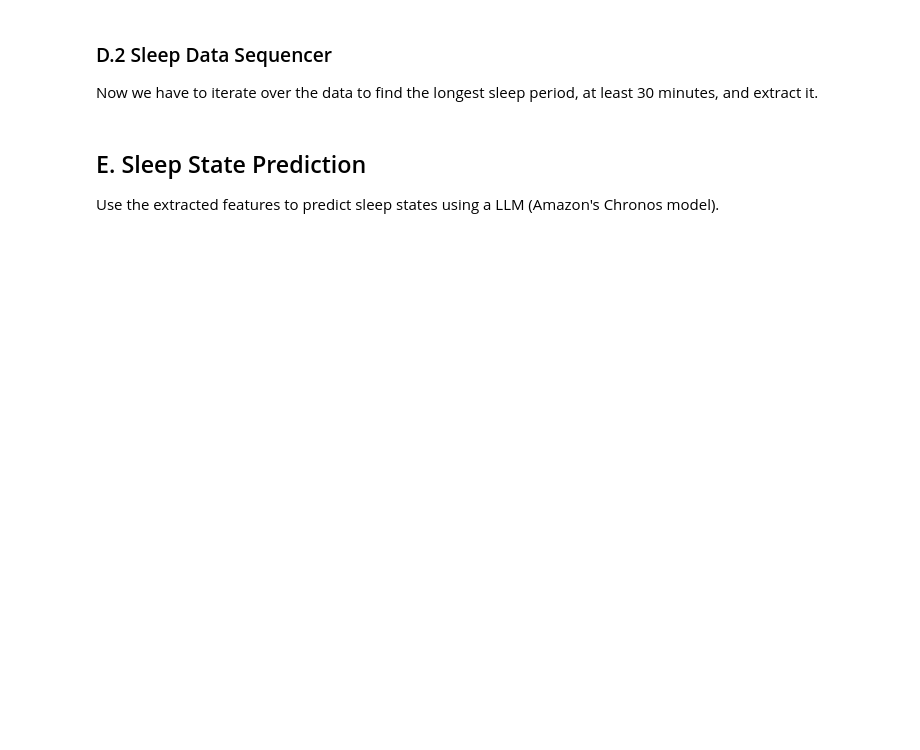
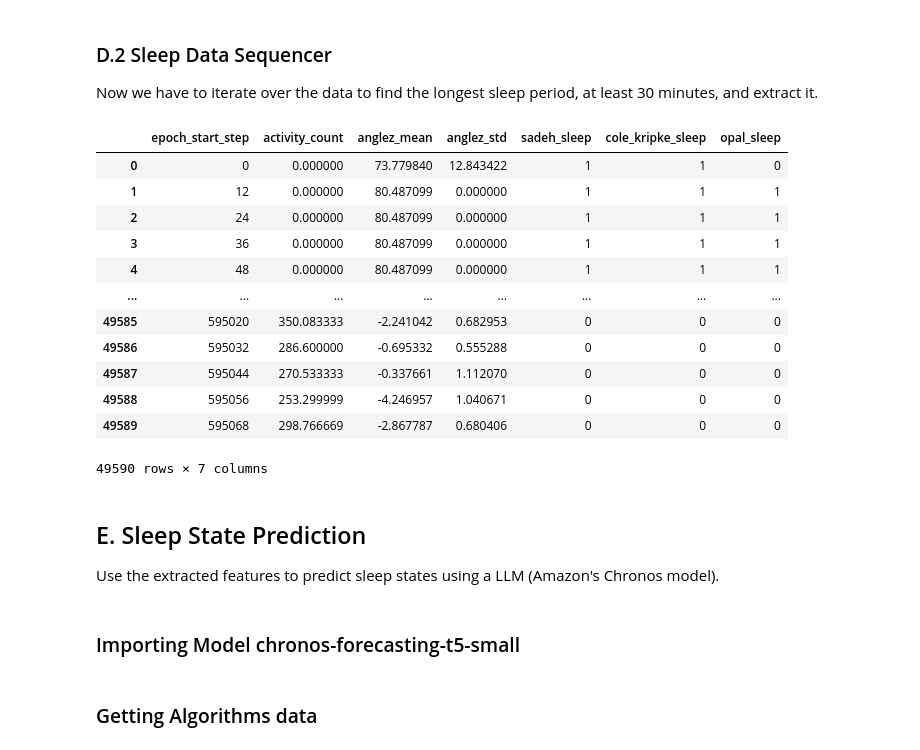
Before and after one commit to JkVely/SleepStatesPrediction, a Jupyter notebook: Final_Course_Project/model/predictSleepStates.ipynb, the cells around one changed output. Cells and saved outputs as stored; diff of their text form; code cells hidden in the pictures; blank space fills up the shorter version.

Commit message:
uploading model processing

```diff
--- a/Final_Course_Project/model/predictSleepStates.ipynb
+++ b/Final_Course_Project/model/predictSleepStates.ipynb
@@ -455,9 +476,27 @@ plt.show()
 ### D.2 Sleep Data Sequencer
 
 Now we have to iterate over the data to find the longest sleep period, at least 30 minutes, and extract it.
+# %%
+epoch_df
+# %% [output]
+|  | epoch_start_step | activity_count | anglez_mean | anglez_std | sadeh_sleep | cole_kripke_sleep | opal_sleep |
+| 0 | 0 | 0.000000 | 73.779840 | 12.843422 | 1 | 1 | 0 |
+| 1 | 12 | 0.000000 | 80.487099 | 0.000000 | 1 | 1 | 1 |
+| 2 | 24 | 0.000000 | 80.487099 | 0.000000 | 1 | 1 | 1 |
+| 3 | 36 | 0.000000 | 80.487099 | 0.000000 | 1 | 1 | 1 |
+| 4 | 48 | 0.000000 | 80.487099 | 0.000000 | 1 | 1 | 1 |
+| ... | ... | ... | ... | ... | ... | ... | ... |
+| 49585 | 595020 | 350.083333 | -2.241042 | 0.682953 | 0 | 0 | 0 |
+| 49586 | 595032 | 286.600000 | -0.695332 | 0.555288 | 0 | 0 | 0 |
+| 49587 | 595044 | 270.533333 | -0.337661 | 1.112070 | 0 | 0 | 0 |
+| 49588 | 595056 | 253.299999 | -4.246957 | 1.040671 | 0 | 0 | 0 |
+| 49589 | 595068 | 298.766669 | -2.867787 | 0.680406 | 0 | 0 | 0 |
+49590 rows × 7 columns
 # %% [markdown]
 ## E. Sleep State Prediction
 Use the extracted features to predict sleep states using a LLM (Amazon's Chronos model).
+# %% [markdown]
+### Importing Model chronos-forecasting-t5-small
 # %%
 from chronos import BaseChronosPipeline
 
@@ -467,2 +506,4 @@ pipeline = BaseChronosPipeline.from_pretrained(
     torch_dtype=torch.bfloat16,
 )
+# %% [markdown]
+### Getting Algorithms data
```
Also changed, not shown: parts of 12 cells of this notebook.
